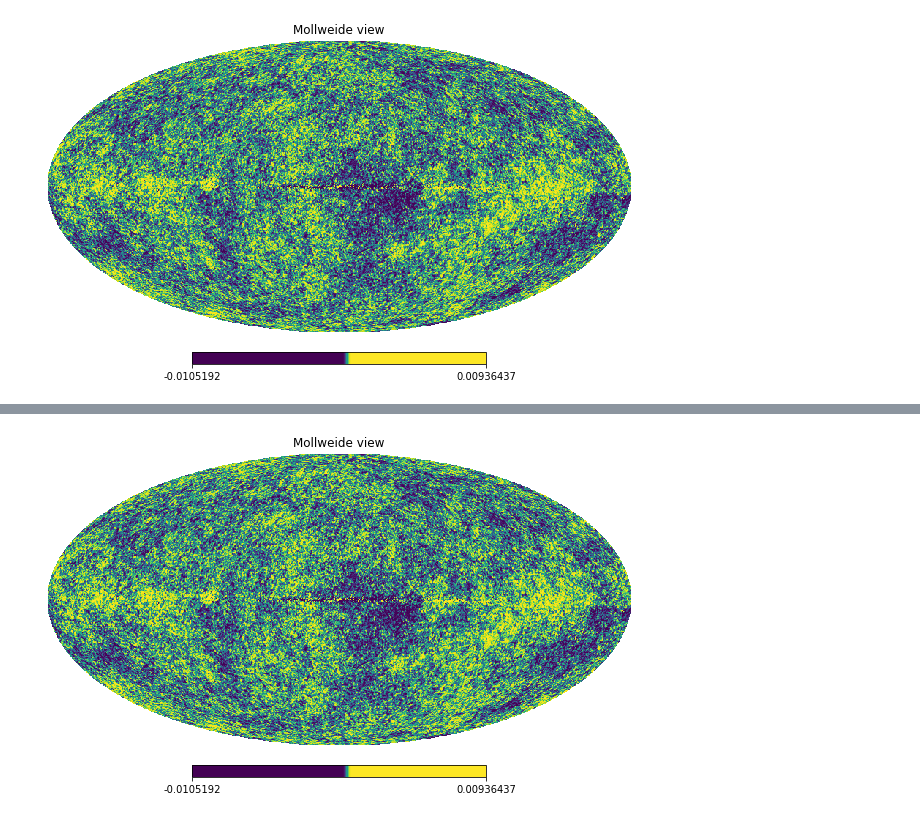
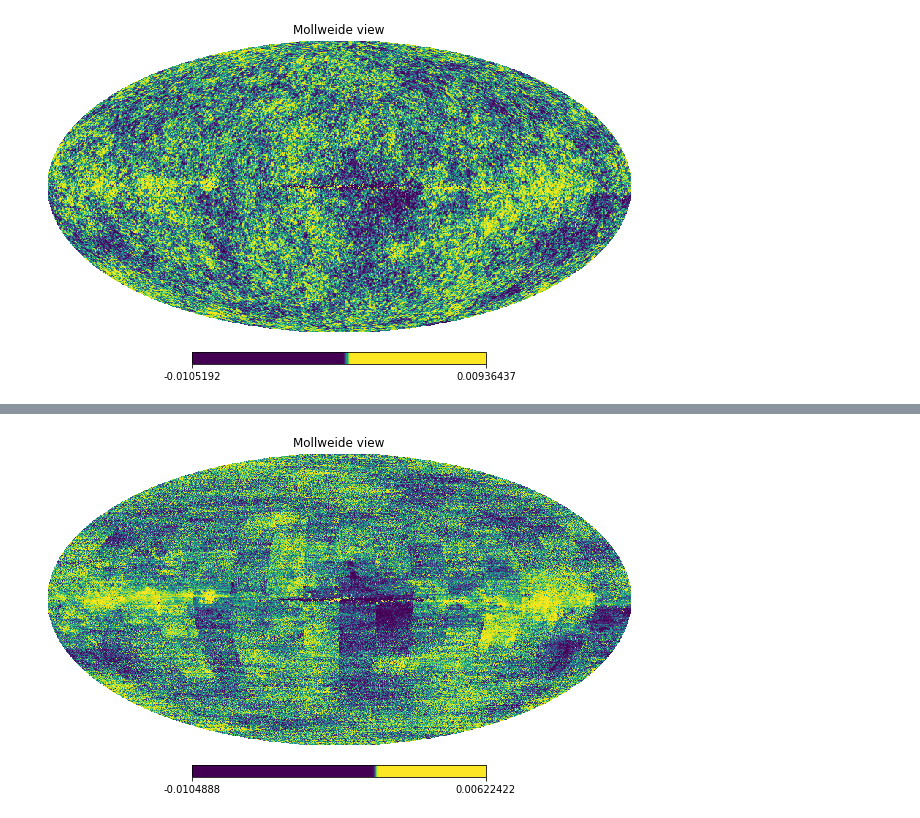
Before and after one commit to samgagnon/data-final, a Jupyter notebook: CMB_Map.ipynb, the cells around one changed output, grey strips where cells are left out. Drawn from its saved outputs; the diff is of its cells as text; code cells hidden in the pictures.

```diff
--- a/CMB_Map.ipynb
+++ b/CMB_Map.ipynb
@@ -122,0 +219,5 @@ print(opt_map)
+# %%
+#Plotting the sliced map, feel free to adjust num_slices to be 6*2^n where n is any integer
+slicedMap = (sliceCMBFixer(int(786432/256),map_array))
+hp.mollview(slicedMap, norm = 'Hist')
+plt.savefig('48SliceFig.PNG')
@@ -263,4 +230,5 @@ hp.mollview(a, norm = 'Hist')
 # %%
-hp.mollview(opt_map, nest=False, norm='hist')
+hp.mollview(opt_map - slicedMap, norm = 'hist')
+plt.savefig('OptMinAdjusted.PNG')
 # %% [output]
-[figure, old version]
+[figure, new version]
```
Also changed, not shown: parts of 14 cells of this notebook.
